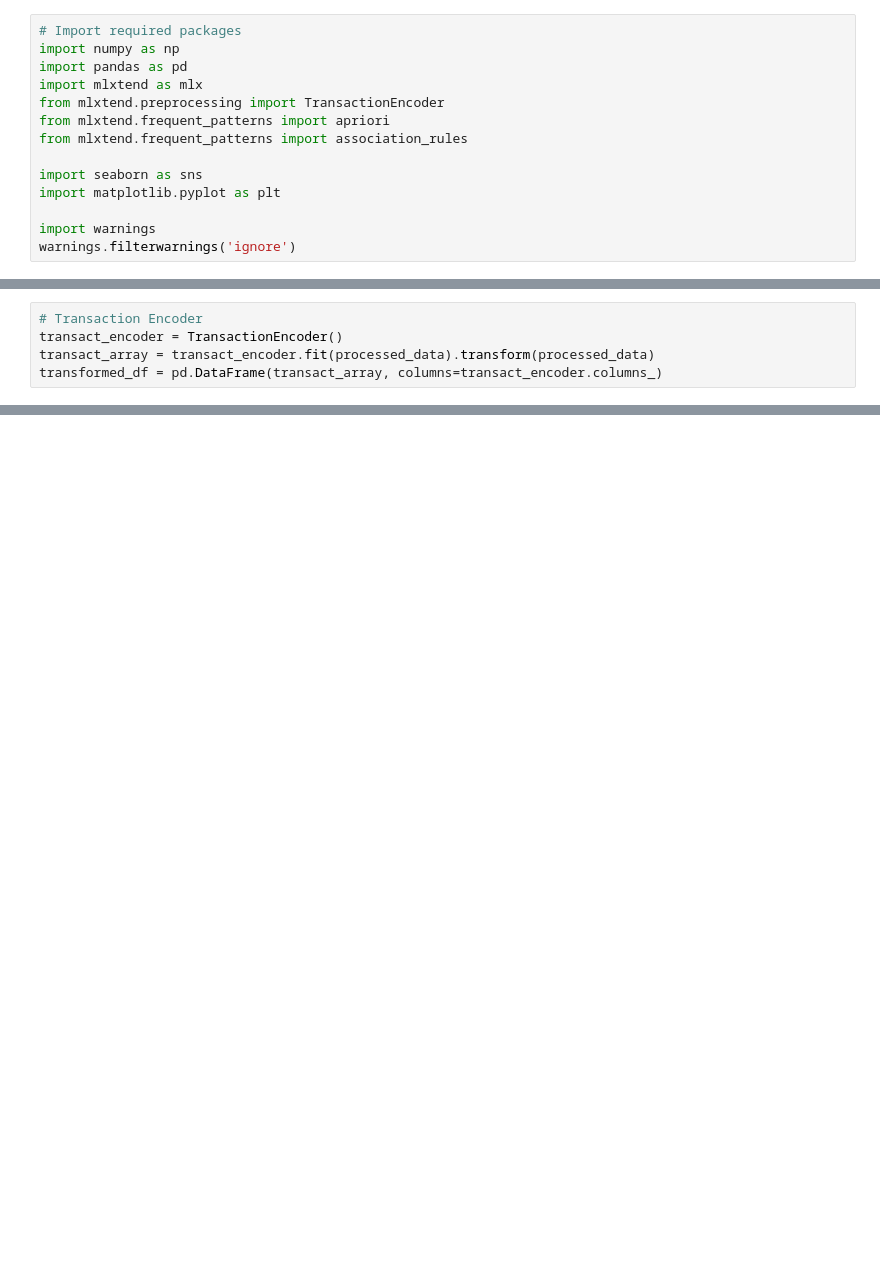
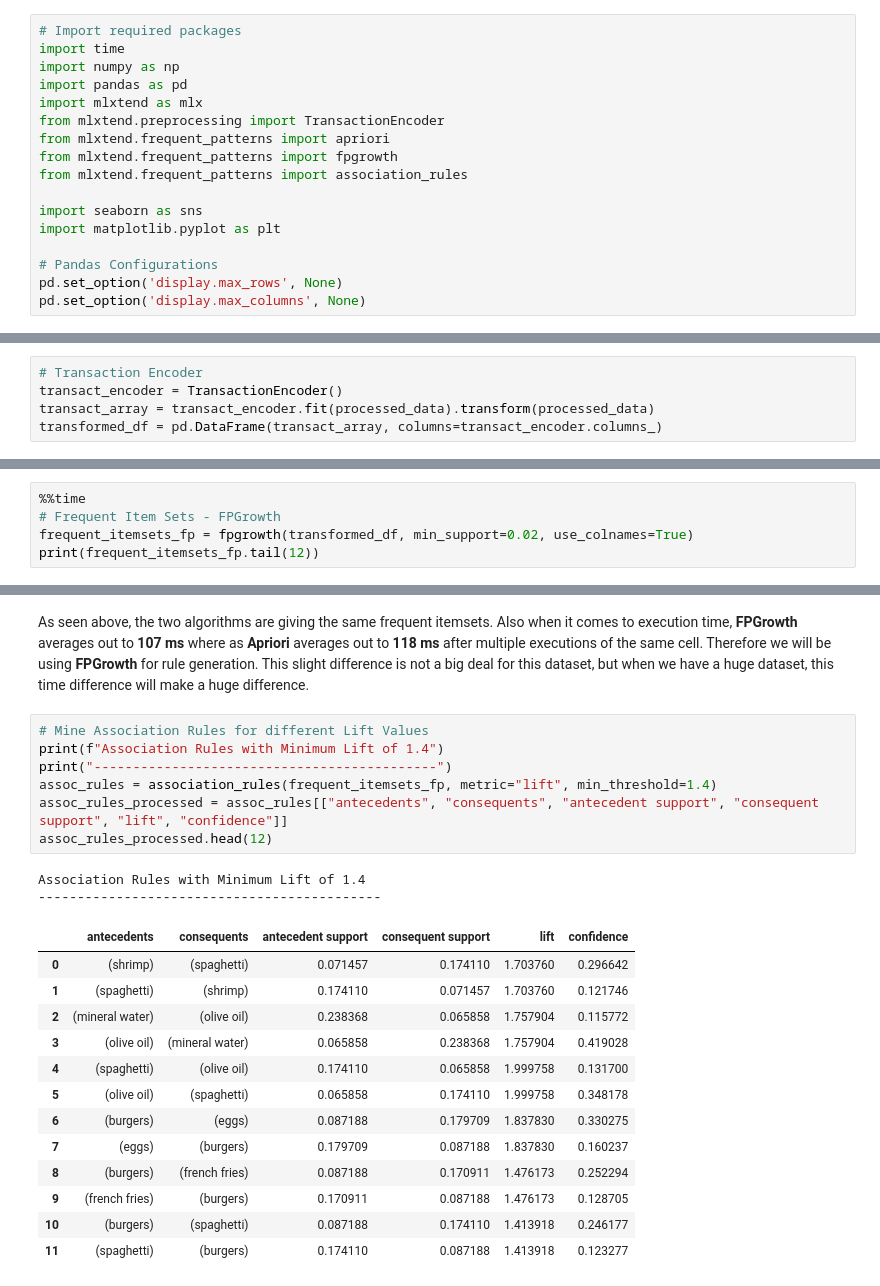
Before and after one commit to KrishnaChaitanya1/Machine-Learning-and-Data-Science-Projects, a Jupyter notebook: Notebooks/Association Analysis - MBA.ipynb, the cells around one changed output, grey strips where cells are left out. Saved outputs shown, nothing was run; the diff lists cells and outputs as text; blank space fills up the shorter version.

```diff
--- a/Notebooks/Association Analysis - MBA.ipynb
+++ b/Notebooks/Association Analysis - MBA.ipynb
@@ -12,15 +14,18 @@ This notebook is divided into 5 parts. Each part delve deep into its function. T
 # %%
 # Import required packages
+import time
 import numpy as np
 import pandas as pd
 import mlxtend as mlx
 from mlxtend.preprocessing import TransactionEncoder
 from mlxtend.frequent_patterns import apriori
+from mlxtend.frequent_patterns import fpgrowth
 from mlxtend.frequent_patterns import association_rules
 
 import seaborn as sns
 import matplotlib.pyplot as plt
 
-import warnings
-warnings.filterwarnings('ignore')
+# Pandas Configurations
+pd.set_option('display.max_rows', None)
+pd.set_option('display.max_columns', None)
 # %% [markdown]
@@ -147,0 +135,5 @@ print(assoc_rules)
+# %%
+%%time
+# Frequent Item Sets - FPGrowth
+frequent_itemsets_fp = fpgrowth(transformed_df, min_support=0.02, use_colnames=True)
+print(frequent_itemsets_fp.tail(12))
@@ -147,0 +155,25 @@ print(assoc_rules)
+# %% [markdown]
+As seen above, the two algorithms are giving the same frequent itemsets. Also when it comes to execution time, **FPGrowth** averages out to **107 ms** where as **Apriori** averages out to **118 ms** after multiple executions of the same cell. Therefore we will be using **FPGrowth** for rule generation. This slight difference is not a big deal for this dataset, but when we have a huge dataset, this time difference will make a huge difference.
+# %%
+# Mine Association Rules for different Lift Values
+print(f"Association Rules with Minimum Lift of 1.4")
+print("--------------------------------------------")
+assoc_rules = association_rules(frequent_itemsets_fp, metric="lift", min_threshold=1.4)
+assoc_rules_processed = assoc_rules[["antecedents", "consequents", "antecedent support", "consequent support", "lift", "confidence"]]
+assoc_rules_processed.head(12)
+# %% [output]
+Association Rules with Minimum Lift of 1.4
+--------------------------------------------
+|  | antecedents | consequents | antecedent support | consequent support | lift | confidence |
+| 0 | (shrimp) | (spaghetti) | 0.071457 | 0.174110 | 1.703760 | 0.296642 |
+| 1 | (spaghetti) | (shrimp) | 0.174110 | 0.071457 | 1.703760 | 0.121746 |
+| 2 | (mineral water) | (olive oil) | 0.238368 | 0.065858 | 1.757904 | 0.115772 |
+| 3 | (olive oil) | (mineral water) | 0.065858 | 0.238368 | 1.757904 | 0.419028 |
+| 4 | (spaghetti) | (olive oil) | 0.174110 | 0.065858 | 1.999758 | 0.131700 |
+| 5 | (olive oil) | (spaghetti) | 0.065858 | 0.174110 | 1.999758 | 0.348178 |
+| 6 | (burgers) | (eggs) | 0.087188 | 0.179709 | 1.837830 | 0.330275 |
+| 7 | (eggs) | (burgers) | 0.179709 | 0.087188 | 1.837830 | 0.160237 |
+| 8 | (burgers) | (french fries) | 0.087188 | 0.170911 | 1.476173 | 0.252294 |
+| 9 | (french fries) | (burgers) | 0.170911 | 0.087188 | 1.476173 | 0.128705 |
+| 10 | (burgers) | (spaghetti) | 0.087188 | 0.174110 | 1.413918 | 0.246177 |
+| 11 | (spaghetti) | (burgers) | 0.174110 | 0.087188 | 1.413918 | 0.123277 |
```
Also changed, not shown: parts of 19 cells of this notebook.
